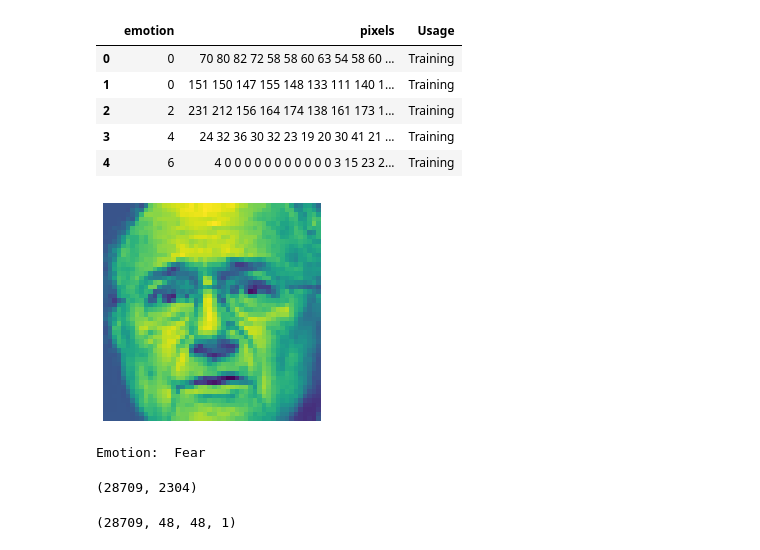
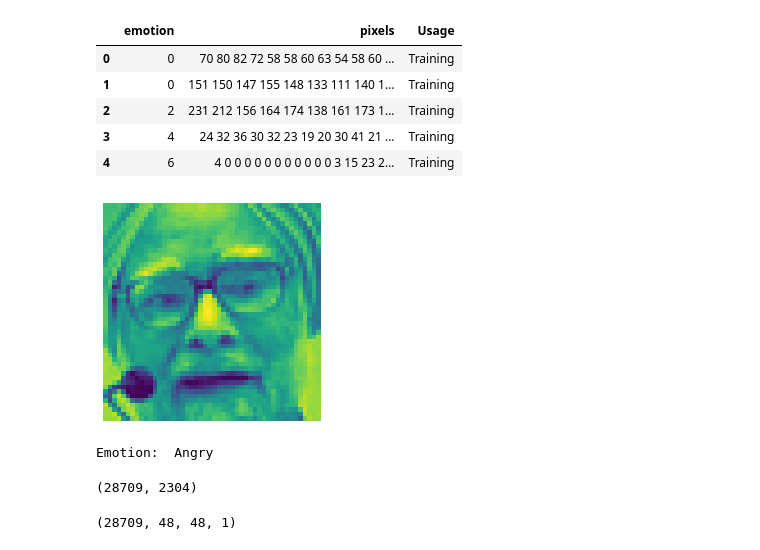
Before and after one commit to RabinPhaiju/Machine-Learning, a Jupyter notebook: Digital Image Processing/Emotion_Dectition/Emotion_Detection.ipynb, the cells around one changed output. Drawn from its saved outputs; the diff is of its cells as text; code cells hidden in the pictures.

Commit message:
[Fixed] emotion detection

```diff
--- a/Digital Image Processing/Emotion_Dectition/Emotion_Detection.ipynb
+++ b/Digital Image Processing/Emotion_Dectition/Emotion_Detection.ipynb
@@ -38,17 +43,17 @@ train_y = np.array(train_y,'float32')
 x_test = np.array(x_test,'float32')
 test_y = np.array(test_y,'float32')
 # %%
-ii = 5
+ii = 1
 test_image = x_train[ii]
 test_image = np.reshape(test_image, (48,48,1))
 plt.imshow(test_image)
 plt.axis('off')
 plt.show()
 emotion_detection = ['Angry','Disgust','Fear','Happy','Sad','Suprise','Neutral']
-print('Emotion: ',emotion_detection[train_y[ii]])
+print('Emotion: ',emotion_detection[int(train_y[ii])])
 # %% [output]
-[figure, old version]
+[figure, new version]
-Emotion:  Fear
+Emotion:  Angry
 # %%
 # setting variables for train
 num_features = 64
@@ -61,8 +64,8 @@ from keras.utils.np_utils import to_categorical
 # %%
 train_y = to_categorical(train_y,num_classes=num_labels)
 test_y = to_categorical(test_y,num_classes=num_labels)
+
+x_train.shape
+# %% [output]
+(28709, 2304)
-# %%
-x_train.shape
-# %% [output]
-(28709, 2304)
 # %%
```
Also changed, not shown: parts of 9 cells of this notebook.
